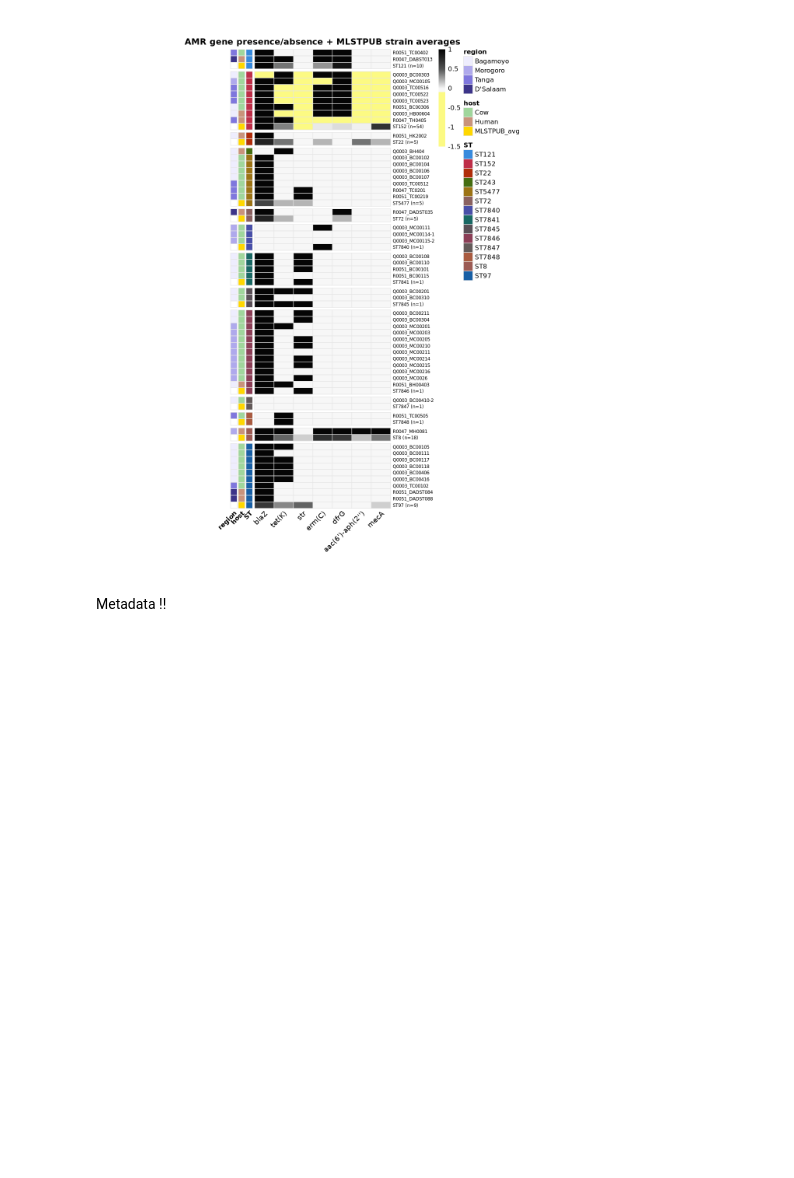
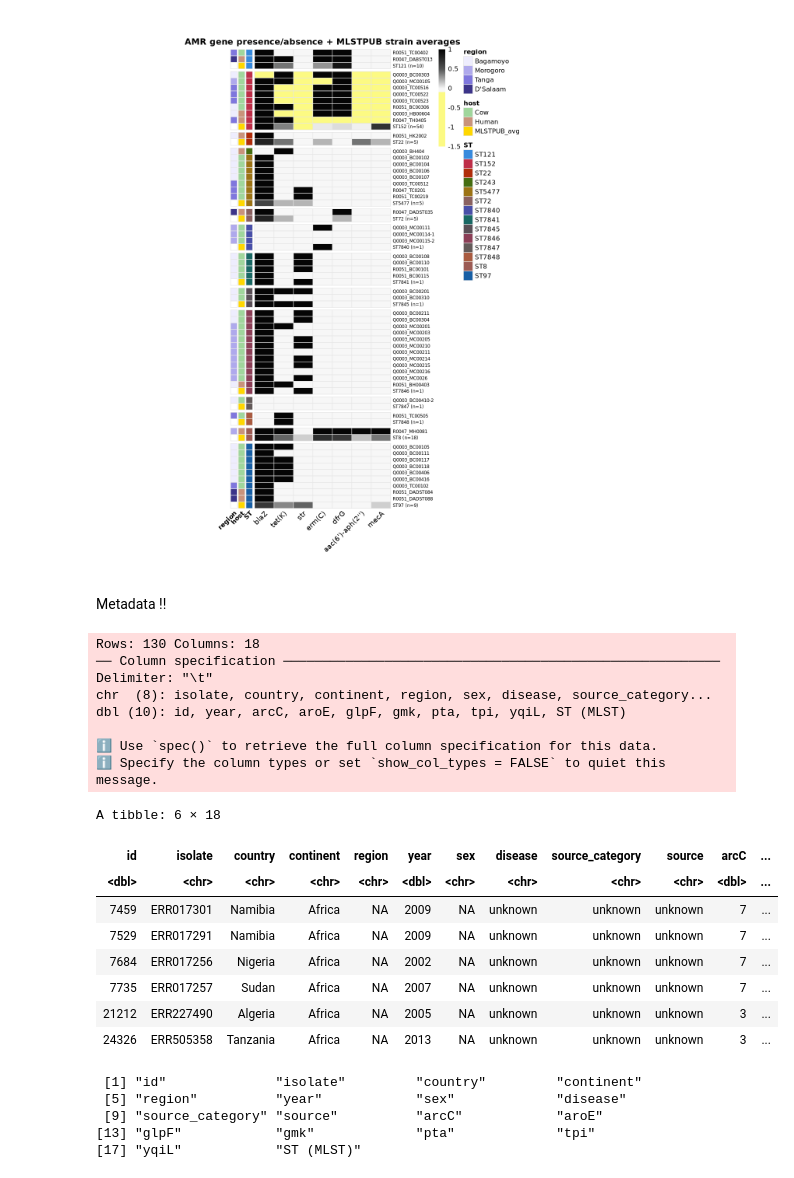
Before and after one commit to andregodinhodtu/23262_infectious_disease_project, a Jupyter notebook: source/analysis/resfinder.ipynb, the cells around one changed output. Drawn from its saved outputs; the diff is of its cells as text; code cells hidden in the pictures; blank space fills up the shorter version.

```diff
--- a/source/analysis/resfinder.ipynb
+++ b/source/analysis/resfinder.ipynb
@@ -777,3 +777,32 @@ pheatmap(
 [figure]
 # %% [markdown]
 Metadata !!
+# %%
+mlstpub_meta <- read_tsv("../../results_for_analysis/metadata/africa_target_sts_with_genomes.tsv")
+head(mlstpub_meta)
+# %% [output]
+Rows: 130 Columns: 18
+── Column specification ────────────────────────────────────────────────────────
+Delimiter: "\t"
+chr  (8): isolate, country, continent, region, sex, disease, source_category...
+dbl (10): id, year, arcC, aroE, glpF, gmk, pta, tpi, yqiL, ST (MLST)
+
+ℹ Use `spec()` to retrieve the full column specification for this data.
+ℹ Specify the column types or set `show_col_types = FALSE` to quiet this message.
+A tibble: 6 × 18
+| id | isolate | country | continent | region | year | sex | disease | source_category | source | arcC | ... |
+| <dbl> | <chr> | <chr> | <chr> | <chr> | <dbl> | <chr> | <chr> | <chr> | <chr> | <dbl> | ... |
+| 7459 | ERR017301 | Namibia | Africa | NA | 2009 | NA | unknown | unknown | unknown | 7 | ... |
+| 7529 | ERR017291 | Namibia | Africa | NA | 2009 | NA | unknown | unknown | unknown | 7 | ... |
+| 7684 | ERR017256 | Nigeria | Africa | NA | 2002 | NA | unknown | unknown | unknown | 7 | ... |
+| 7735 | ERR017257 | Sudan | Africa | NA | 2007 | NA | unknown | unknown | unknown | 7 | ... |
+| 21212 | ERR227490 | Algeria | Africa | NA | 2005 | NA | unknown | unknown | unknown | 3 | ... |
+| 24326 | ERR505358 | Tanzania | Africa | NA | 2013 | NA | unknown | unknown | unknown | 3 | ... |
+# %%
+colnames(mlstpub_meta)
+# %% [output]
+ [1] "id"              "isolate"         "country"         "continent"
+ [5] "region"          "year"            "sex"             "disease"
+ [9] "source_category" "source"          "arcC"            "aroE"
+[13] "glpF"            "gmk"             "pta"             "tpi"
+[17] "yqiL"            "ST (MLST)"
```
Also changed, not shown: parts of 4 cells of this notebook, 1 other file.
